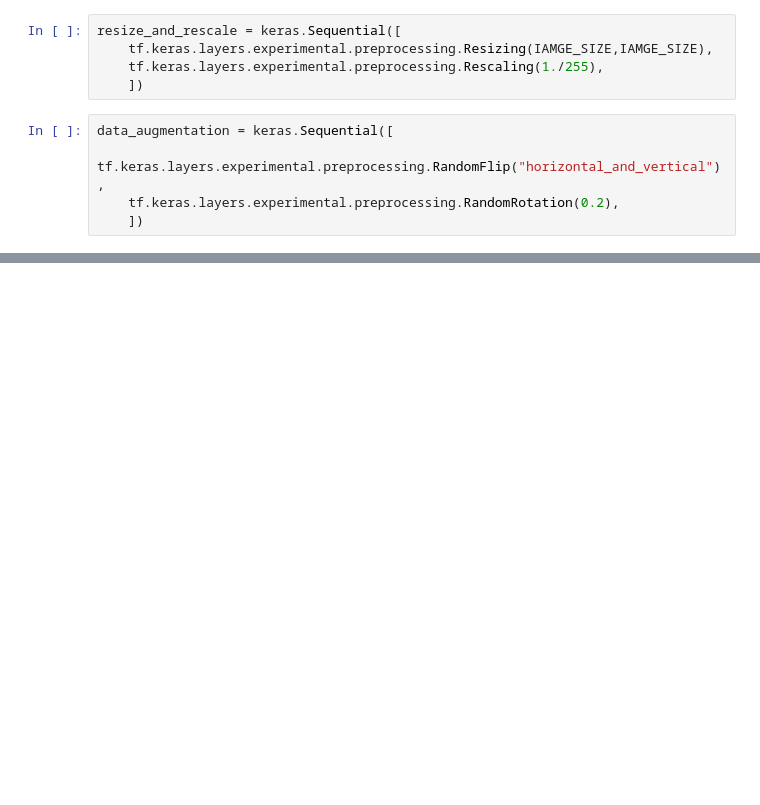
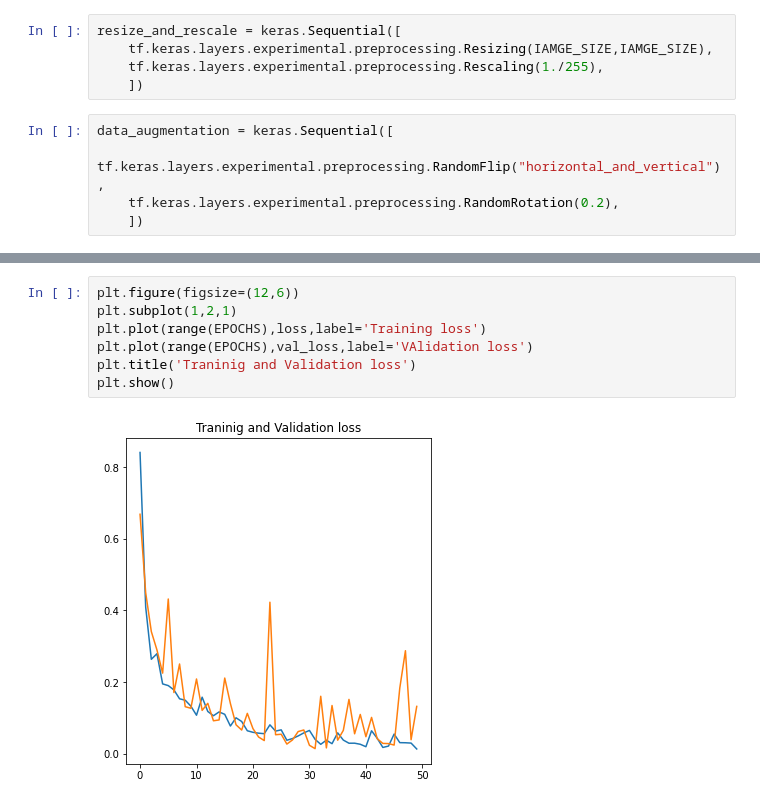
Before and after one commit to kamanak/potato_disease_cnn, a Jupyter notebook: training.ipynb, the cells around one changed output, grey strips where cells are left out. Cells and saved outputs as stored; diff of their text form; blank space fills up the shorter version.

```diff
--- a/training.ipynb
+++ b/training.ipynb
@@ -108,0 +217,9 @@ data_augmentation = keras.Sequential([
+# %%
+plt.figure(figsize=(12,6))
+plt.subplot(1,2,1)
+plt.plot(range(EPOCHS),loss,label='Training loss')
+plt.plot(range(EPOCHS),val_loss,label='VAlidation loss')
+plt.title('Traninig and Validation loss')
+plt.show()
+# %% [output]
+[figure, added]
```
Also changed, not shown: parts of 13 cells of this notebook.
